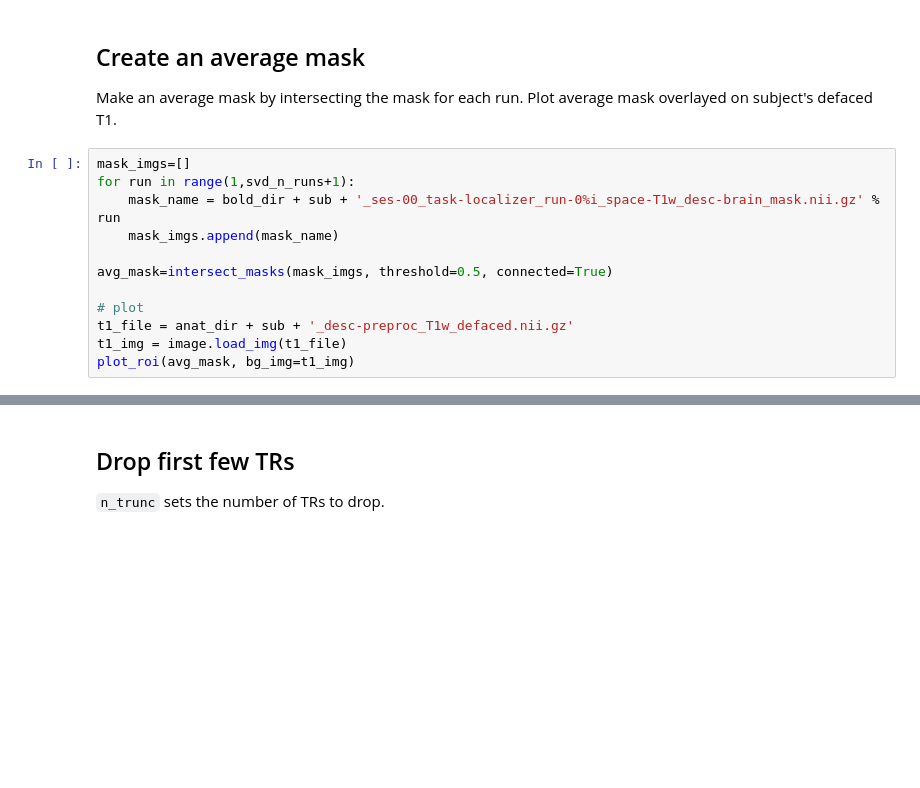
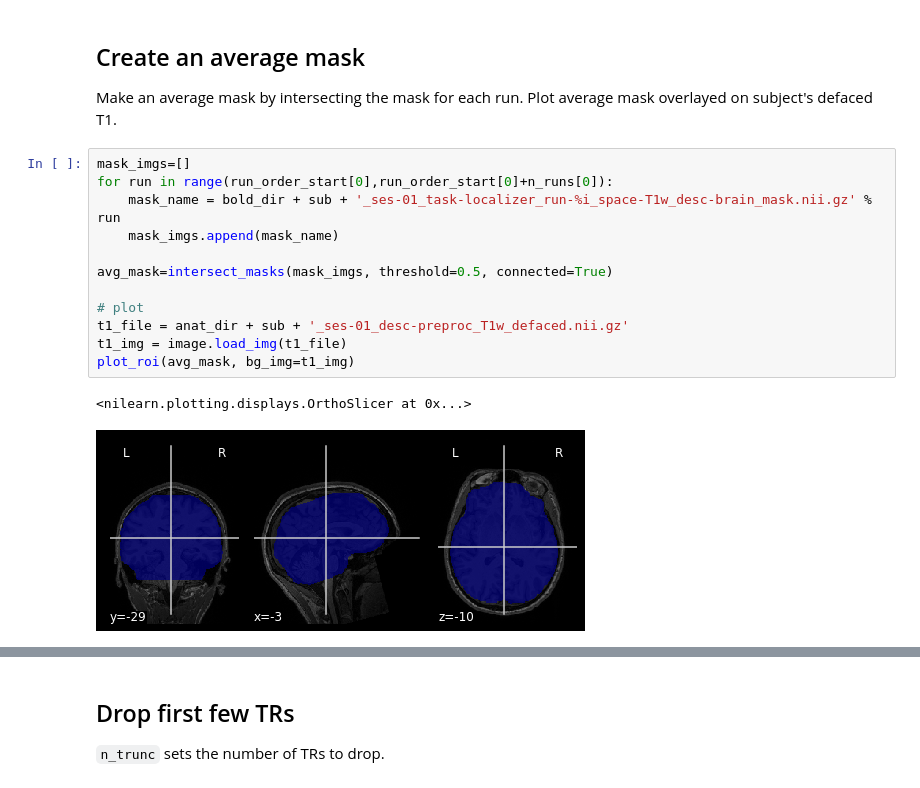
Before and after one commit to karinatachihara/pygers_adderzip, a Jupyter notebook: analysis/mainanalysis/01-denoise-ses01_sub-005.ipynb, the cells around one changed output, grey strips where cells are left out. Drawn from its saved outputs; the diff is of its cells as text; blank space fills up the shorter version.

Commit message:
working on denoising for sub 005 localizer

```diff
--- a/analysis/mainanalysis/01-denoise-ses01_sub-005.ipynb
+++ b/analysis/mainanalysis/01-denoise-ses01_sub-005.ipynb
@@ -112,16 +147,19 @@ for r in range(1,svd_n_runs+1):
 Make an average mask by intersecting the mask for each run. Plot average mask overlayed on subject's defaced T1.
 # %%
 mask_imgs=[]
-for run in range(1,svd_n_runs+1):
-    mask_name = bold_dir + sub + '_ses-00_task-localizer_run-0%i_space-T1w_desc-brain_mask.nii.gz' % run
+for run in range(run_order_start[0],run_order_start[0]+n_runs[0]):
+    mask_name = bold_dir + sub + '_ses-01_task-localizer_run-%i_space-T1w_desc-brain_mask.nii.gz' % run
     mask_imgs.append(mask_name)
 
 avg_mask=intersect_masks(mask_imgs, threshold=0.5, connected=True)
 
 # plot
-t1_file = anat_dir + sub + '_desc-preproc_T1w_defaced.nii.gz'
+t1_file = anat_dir + sub + '_ses-01_desc-preproc_T1w_defaced.nii.gz'
 t1_img = image.load_img(t1_file)
 plot_roi(avg_mask, bg_img=t1_img)
+# %% [output]
+<nilearn.plotting.displays.OrthoSlicer at 0x...>
+[figure, added]
 # %%
 # Save the mask
 output_name = mask_fold + '%s_%s_brain.nii.gz' % (sub, ses)
```
Also changed, not shown: parts of 12 cells of this notebook, 1 other file.
